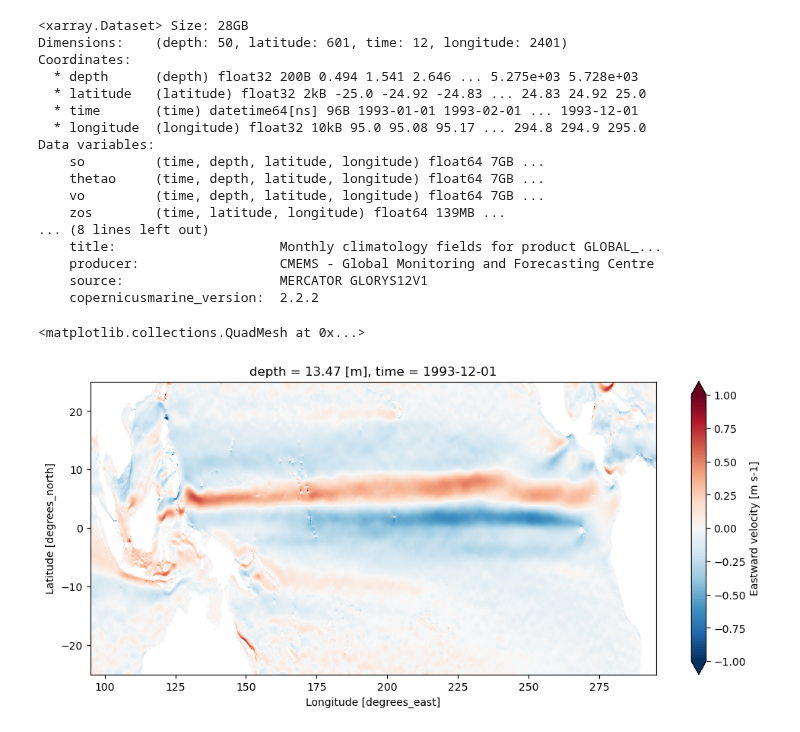
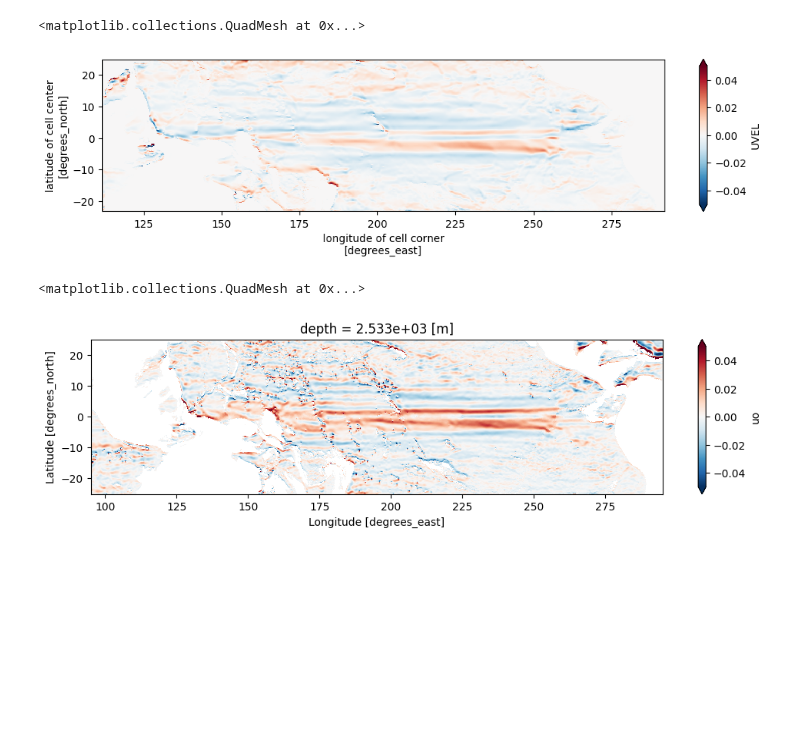
Before and after one commit to FattyZH/eqp-dlfv-mitgcm-era5, a Jupyter notebook: script/ana_251013.ipynb, the cells around one changed output. Saved outputs shown, nothing was run; the diff lists cells and outputs as text; code cells hidden in the pictures; blank space fills up the shorter version.

```diff
--- a/script/ana_251013.ipynb
+++ b/script/ana_251013.ipynb
@@ -79,30 +77,32 @@ Text(0.5, 1.0, 'depth = 1062.5, month = 12')
 # %%
+import MITgcmutils as mutils
+import numpy as np
 import xarray as xr
-import numpy as np
 import matplotlib.pyplot as plt
-dir = '../../Data/'
-path = dir+'cmems_climatology_mon.nc'
-a = xr.open_dataset(path)
-display(a)
-plt.figure(figsize=(12,5))
-a['uo'][-1,9,:,:].plot(vmin=-1,vmax=1,cmap='RdBu_r',extend='both')
+path = '../output/251210/'
+a = xr.open_dataset(path + 'dync.nc')
+
+id = slice(0,12)
+lev = 27
+plt.figure(figsize=(12,12))
+plt.subplot(4,1,1)
+a['UVEL'][id,lev].mean('T').plot(cmap='RdBu_r',vmin=-0.05, vmax=0.05)
 # %% [output]
-<xarray.Dataset> Size: 28GB
-Dimensions:    (depth: 50, latitude: 601, time: 12, longitude: 2401)
-Coordinates:
-  * depth      (depth) float32 200B 0.494 1.541 2.646 ... 5.275e+03 5.728e+03
-  * latitude   (latitude) float32 2kB -25.0 -24.92 -24.83 ... 24.83 24.92 25.0
-  * time       (time) datetime64[ns] 96B 1993-01-01 1993-02-01 ... 1993-12-01
-  * longitude  (longitude) float32 10kB 95.0 95.08 95.17 ... 294.8 294.9 295.0
-Data variables:
-    so         (time, depth, latitude, longitude) float64 7GB ...
-    thetao     (time, depth, latitude, longitude) float64 7GB ...
-    vo         (time, depth, latitude, longitude) float64 7GB ...
-    zos        (time, latitude, longitude) float64 139MB ...
-... (8 lines left out)
-    title:                     Monthly climatology fields for product GLOBAL_...
-    producer:                  CMEMS - Global Monitoring and Forecasting Centre
-    source:                    MERCATOR GLORYS12V1
-    copernicusmarine_version:  2.2.2
+<matplotlib.collections.QuadMesh at 0x...>
-<matplotlib.collections.QuadMesh at 0x...>
-[figure, old version]
+[figure, new version]
+# %%
+import MITgcmutils as mutils
+import numpy as np
+import xarray as xr
+import matplotlib.pyplot as plt
+path = '../../data/cmems_climatology_mon.nc'
+a = xr.open_dataset(path)
+
+id = slice(0,12)
+lev = 41
+plt.figure(figsize=(12,12))
+plt.subplot(4,1,1)
+a['uo'][id,lev].mean('time').plot(cmap='RdBu_r',vmin=-0.05, vmax=0.05)
+# %% [output]
+<matplotlib.collections.QuadMesh at 0x...>
+[figure, added]
```
Also changed, not shown: parts of 2 cells of this notebook, 2 other files.
